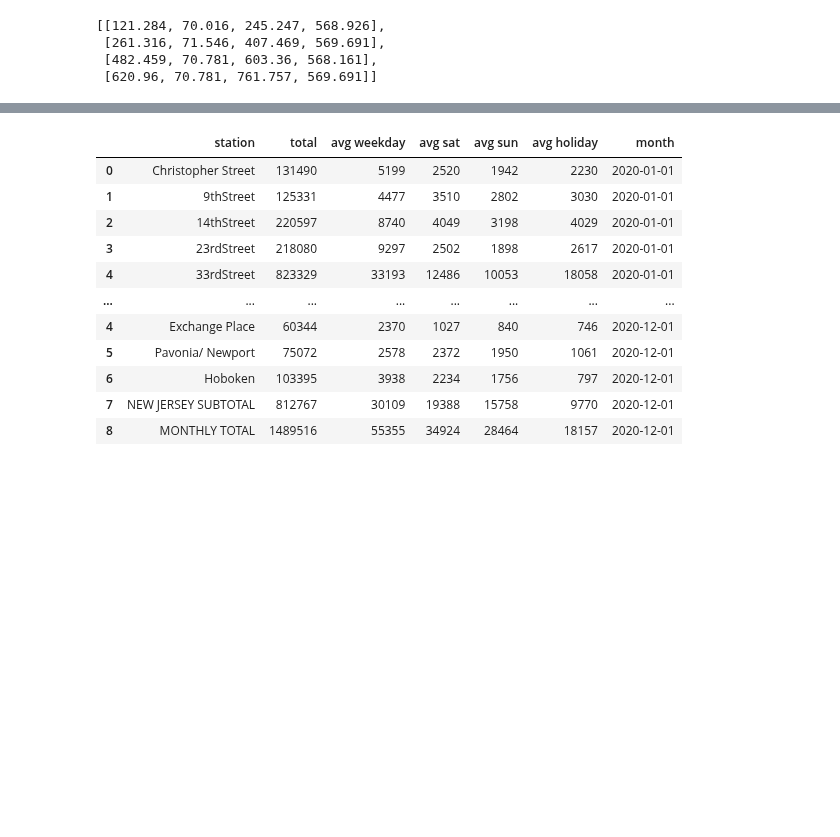
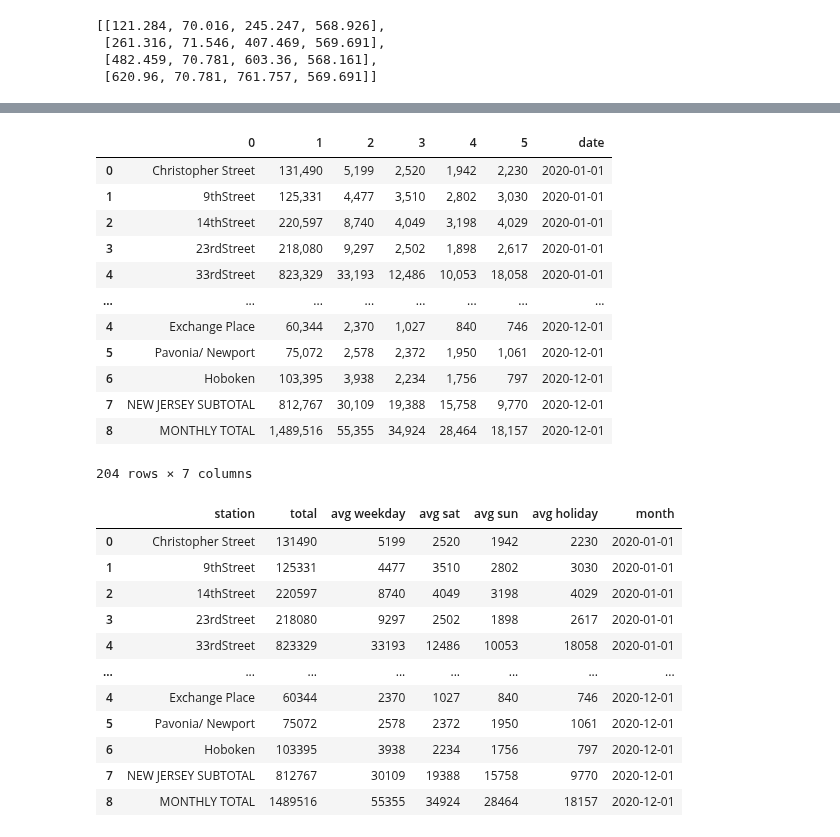
Before and after one commit to hudcostreets/path, a Jupyter notebook: out/monthly-2020.ipynb, the cells around one changed output, grey strips where cells are left out. Cells and saved outputs as stored; diff of their text form; code cells hidden in the pictures; blank space fills up the shorter version.

```diff
--- a/out/monthly-2020.ipynb
+++ b/out/monthly-2020.ipynb
@@ -10,5 +26,17 @@ overwrite = True
-# %%
-cur_year = 2022
-last_month = 10 if year == cur_year else 12
+# %%
+if year is None:
+    year = cur_year
+
+if last_month is None:
+    if year == cur_year:
+        last_month = 3
+    else:
+        last_month = 12
+
+if template is None:
+    if year >= 2023:
+        template = '2023-PATH-Monthly-Ridership-Report.tabula-template.json'
+    else:
+        template = 'PATH-Monthly-Ridership-Report.json'
 # %%
 pdf = f'data/{year}-PATH-Monthly-Ridership-Report.pdf'
@@ -15,5 +46,5 @@ pdf = f'data/{year}-PATH-Monthly-Ridership-Report.pdf'
 # %%
-with open('templates/PATH-Monthly-Ridership-Report.json', 'r') as f:
+with open(f'templates/{template}', 'r') as f:
     rects = json.load(f)
 rects
 # %% [output]
@@ -65 +122,23 @@ cols2 = [ 'station', 'avg daily', 'total weekday', 'total sat', 'total sun', 'to
+# %%
+avgs = pd.concat([
+    df.assign(date=to_dt(f'{year}-{month}'))
+    for month, dfs in tables.items()
+    for df in dfs[:2]
+])
+avgs['date'] = avgs.date.dt.date
+avgs
+# %% [output]
+|  | 0 | 1 | 2 | 3 | 4 | 5 | date |
+| 0 | Christopher Street | 131,490 | 5,199 | 2,520 | 1,942 | 2,230 | 2020-01-01 |
+| 1 | 9thStreet | 125,331 | 4,477 | 3,510 | 2,802 | 3,030 | 2020-01-01 |
+| 2 | 14thStreet | 220,597 | 8,740 | 4,049 | 3,198 | 4,029 | 2020-01-01 |
+| 3 | 23rdStreet | 218,080 | 9,297 | 2,502 | 1,898 | 2,617 | 2020-01-01 |
+| 4 | 33rdStreet | 823,329 | 33,193 | 12,486 | 10,053 | 18,058 | 2020-01-01 |
+| ... | ... | ... | ... | ... | ... | ... | ... |
+| 4 | Exchange Place | 60,344 | 2,370 | 1,027 | 840 | 746 | 2020-12-01 |
+| 5 | Pavonia/ Newport | 75,072 | 2,578 | 2,372 | 1,950 | 1,061 | 2020-12-01 |
+| 6 | Hoboken | 103,395 | 3,938 | 2,234 | 1,756 | 797 | 2020-12-01 |
+| 7 | NEW JERSEY SUBTOTAL | 812,767 | 30,109 | 19,388 | 15,758 | 9,770 | 2020-12-01 |
+| 8 | MONTHLY TOTAL | 1,489,516 | 55,355 | 34,924 | 28,464 | 18,157 | 2020-12-01 |
+204 rows × 7 columns
 # %%
```
Also changed, not shown: parts of 16 cells of this notebook, 27 other files.
